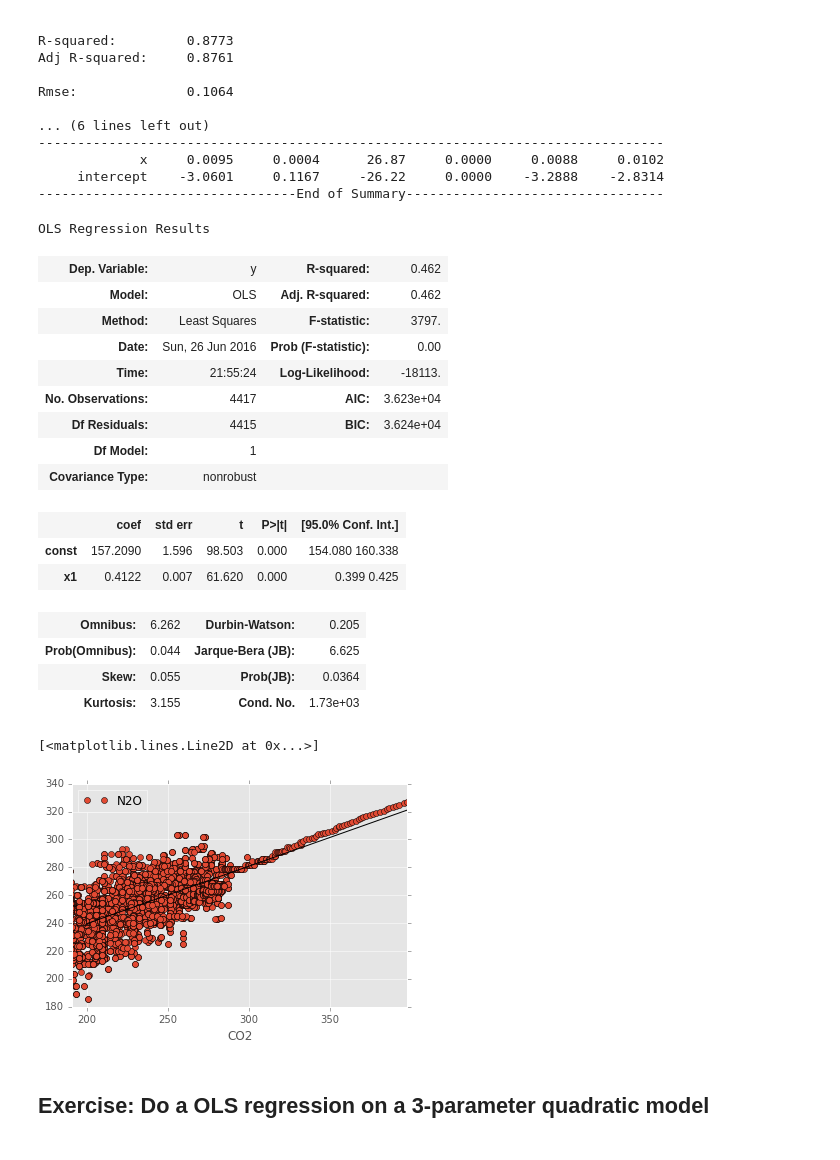
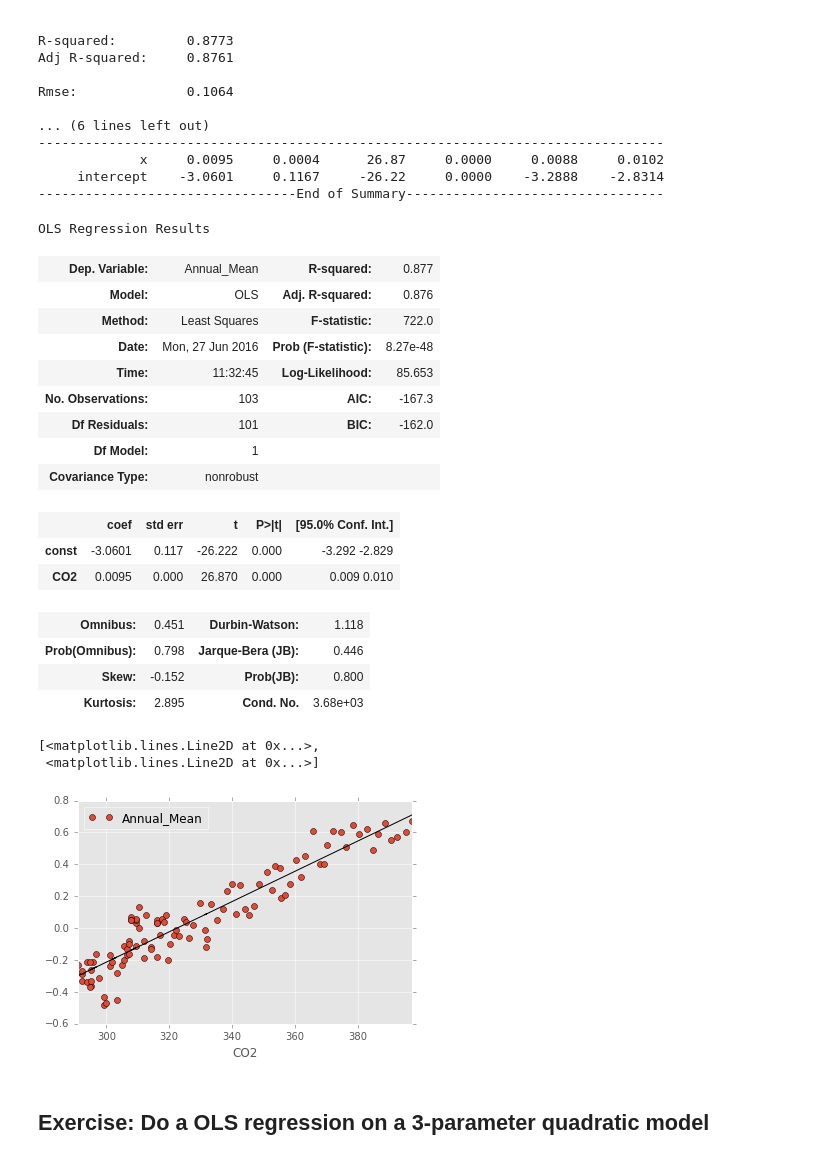
Before and after one commit to swcarpentry/python-second-language, a Jupyter notebook: code/pandas.ipynb, the cells around one changed output. Drawn from its saved outputs; the diff is of its cells as text; code cells hidden in the pictures.

Commit message:
additions to pandas episode, code, figures

```diff
--- a/code/pandas.ipynb
+++ b/code/pandas.ipynb
@@ -176,38 +177,37 @@ Rmse:              0.1064
 ---------------------------------End of Summary---------------------------------
 # %%
 import statsmodels.api as sm
-summary = summary.dropna()
-xdata = summary.CO2.tolist()
+
+xdata = temp_comp.CO2
 xdata = sm.add_constant(xdata)
 #xdata = sm.add_constant(xdata)
-ydata = summary.N2O.tolist()
+ydata = temp_comp.Annual_Mean
 model = sm.OLS(ydata, xdata).fit()
 model.summary()
 # %% [output]
 OLS Regression Results
-| Dep. Variable: | y | R-squared: | 0.462 |
-| Model: | OLS | Adj. R-squared: | 0.462 |
-| Method: | Least Squares | F-statistic: | 3797. |
-| Date: | Sun, 26 Jun 2016 | Prob (F-statistic): | 0.00 |
-| Time: | 21:55:24 | Log-Likelihood: | -18113. |
-| No. Observations: | 4417 | AIC: | 3.623e+04 |
-| Df Residuals: | 4415 | BIC: | 3.624e+04 |
+| Dep. Variable: | Annual_Mean | R-squared: | 0.877 |
+| Model: | OLS | Adj. R-squared: | 0.876 |
+| Method: | Least Squares | F-statistic: | 722.0 |
+| Date: | Mon, 27 Jun 2016 | Prob (F-statistic): | 8.27e-48 |
+| Time: | 11:32:45 | Log-Likelihood: | 85.653 |
+| No. Observations: | 103 | AIC: | -167.3 |
+| Df Residuals: | 101 | BIC: | -162.0 |
 | Df Model: | 1 |  |  |
 | Covariance Type: | nonrobust |  |  |
 |  | coef | std err | t | P>|t| | [95.0% Conf. Int.] |
-| const | 157.2090 | 1.596 | 98.503 | 0.000 | 154.080 160.338 |
-| x1 | 0.4122 | 0.007 | 61.620 | 0.000 | 0.399 0.425 |
+| const | -3.0601 | 0.117 | -26.222 | 0.000 | -3.292 -2.829 |
+| CO2 | 0.0095 | 0.000 | 26.870 | 0.000 | 0.009 0.010 |
-| Omnibus: | 6.262 | Durbin-Watson: | 0.205 |
-| Prob(Omnibus): | 0.044 | Jarque-Bera (JB): | 6.625 |
-| Skew: | 0.055 | Prob(JB): | 0.0364 |
-| Kurtosis: | 3.155 | Cond. No. | 1.73e+03 |
+| Omnibus: | 0.451 | Durbin-Watson: | 1.118 |
+| Prob(Omnibus): | 0.798 | Jarque-Bera (JB): | 0.446 |
+| Skew: | -0.152 | Prob(JB): | 0.800 |
+| Kurtosis: | 2.895 | Cond. No. | 3.68e+03 |
 # %%
-summary.plot(y = "N2O", x = "CO2", linestyle = '', marker = 'o')
-xmodel = np.linspace(200, 400)
-ymodel = 0.4122 * xmodel + 157.2090
-plt.plot(xmodel, ymodel, 'k-')
+temp_comp.plot(y = "Annual_Mean", x = "CO2", linestyle = '', marker = 'o')
+plt.plot(xdata, model.predict(xdata), 'k-')
 # %% [output]
-[<matplotlib.lines.Line2D at 0x...>]
+[<matplotlib.lines.Line2D at 0x...>,
+ <matplotlib.lines.Line2D at 0x...>]
-[figure, old version]
+[figure, new version]
 # %% [markdown]
 ## Exercise: Do a OLS regression on a 3-parameter quadratic model
```
Also changed, not shown: parts of 5 cells of this notebook, 6 other files.
